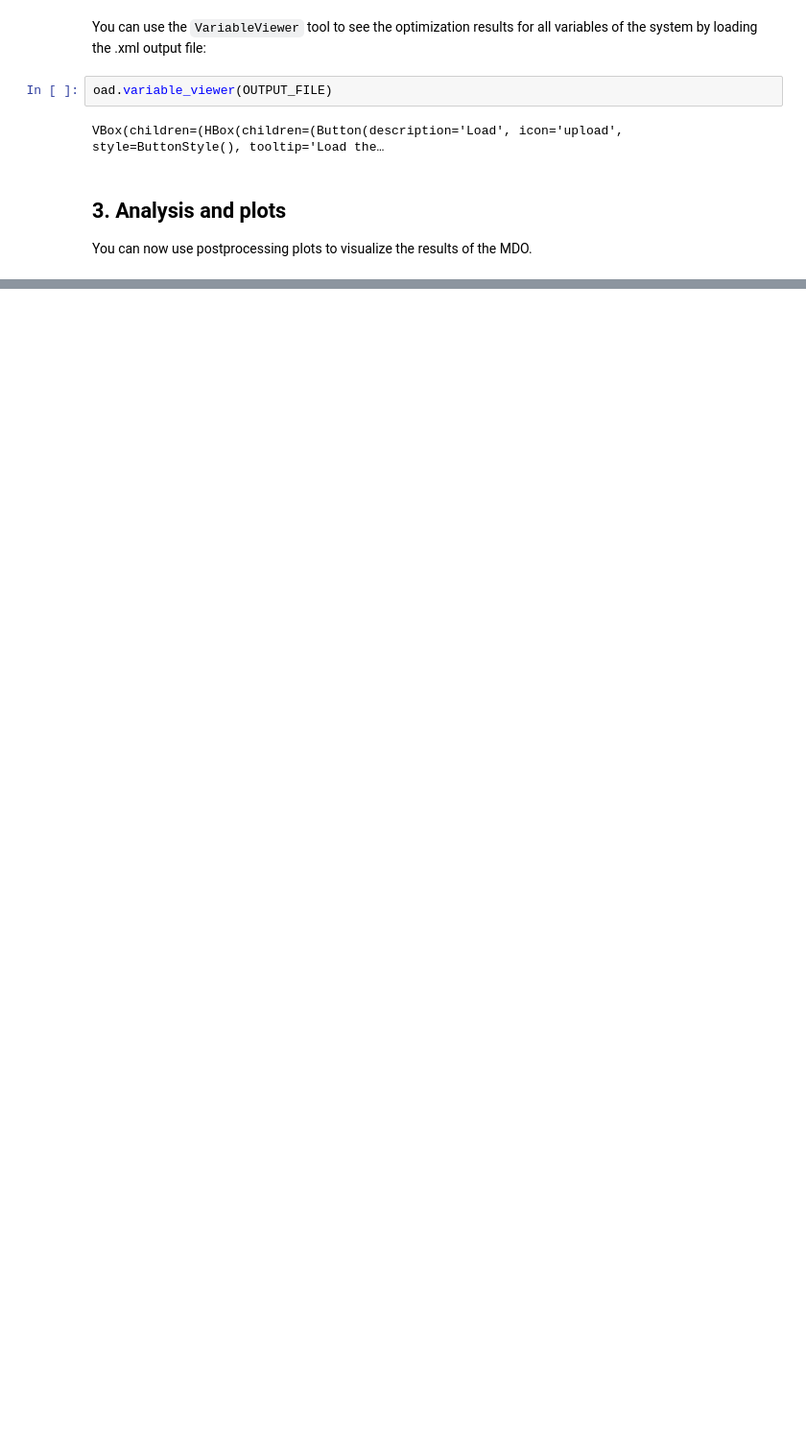
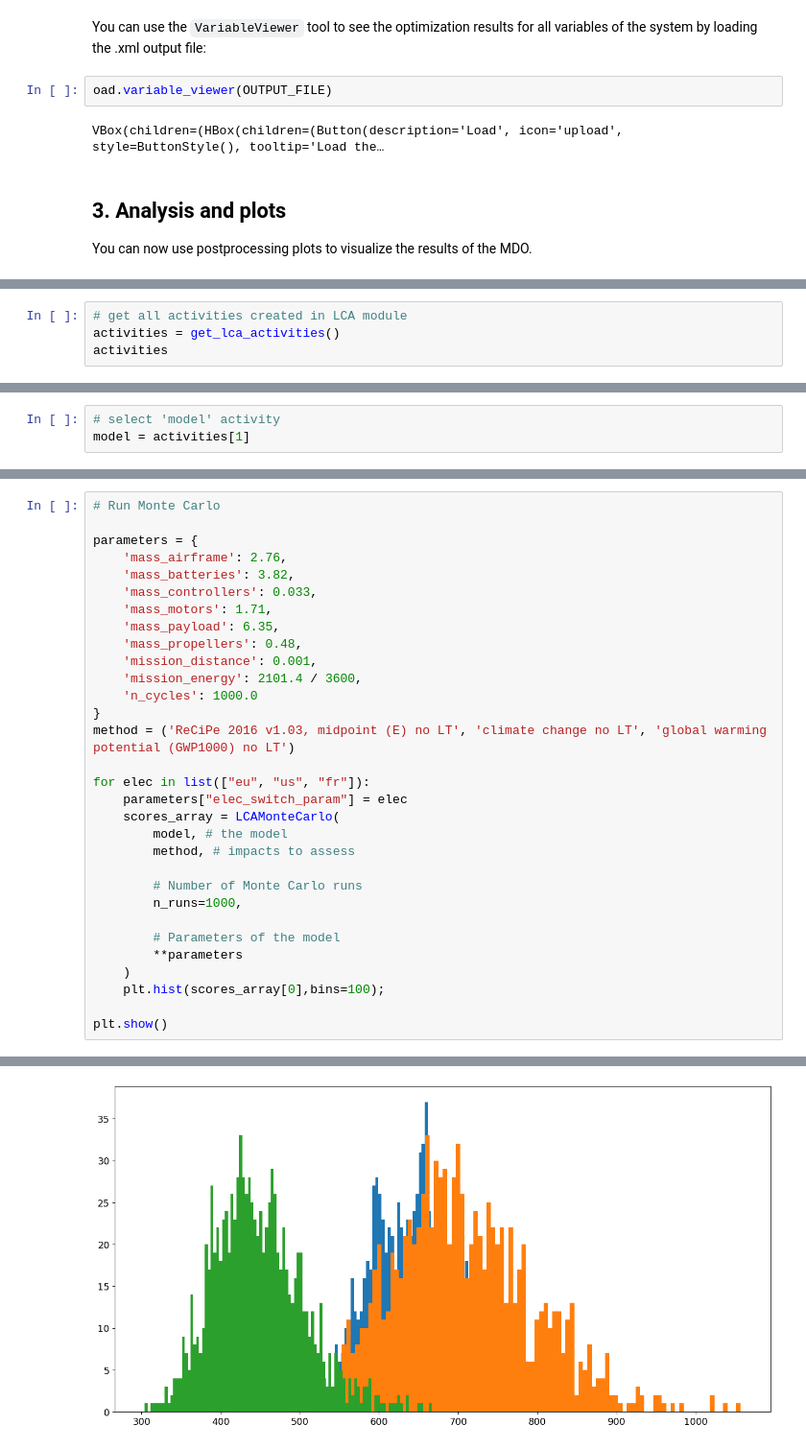
Before and after one commit to SizingLab/FAST-UAV, a Jupyter notebook: src/fastuav/notebooks/xx_LCA_test.ipynb, the cells around one changed output, grey strips where cells are left out. Shown at 96% size. Drawn from its saved outputs; the diff is of its cells as text; blank space fills up the shorter version.

```diff
--- a/src/fastuav/notebooks/xx_LCA_test.ipynb
+++ b/src/fastuav/notebooks/xx_LCA_test.ipynb
@@ -183,0 +219,4 @@ fig.show()
+# %%
+# get all activities created in LCA module
+activities = get_lca_activities()
+activities
@@ -183,0 +232,3 @@ fig.show()
+# %%
+# select 'model' activity
+model = activities[1]
@@ -183,0 +252,32 @@ fig.show()
+# %%
+# Run Monte Carlo
+
+parameters = {
+    'mass_airframe': 2.76,
+    'mass_batteries': 3.82,
+    'mass_controllers': 0.033,
+    'mass_motors': 1.71,
+    'mass_payload': 6.35,
+    'mass_propellers': 0.48,
+    'mission_distance': 0.001,
+    'mission_energy': 2101.4 / 3600,
+    'n_cycles': 1000.0
+}
+method = ('ReCiPe 2016 v1.03, midpoint (E) no LT', 'climate change no LT', 'global warming potential (GWP1000) no LT')
+
+for elec in list(["eu", "us", "fr"]):
+    parameters["elec_switch_param"] = elec
+    scores_array = LCAMonteCarlo(
+        model, # the model
+        method, # impacts to assess
+
+        # Number of Monte Carlo runs
+        n_runs=1000,
+
+        # Parameters of the model
+        **parameters
+    )
+    plt.hist(scores_array[0],bins=100);
+
+plt.show()
+# %% [output]
@@ -183,0 +314 @@ fig.show()
+[figure, added]
```
Also changed, not shown: parts of 22 cells of this notebook, 7 other files.
